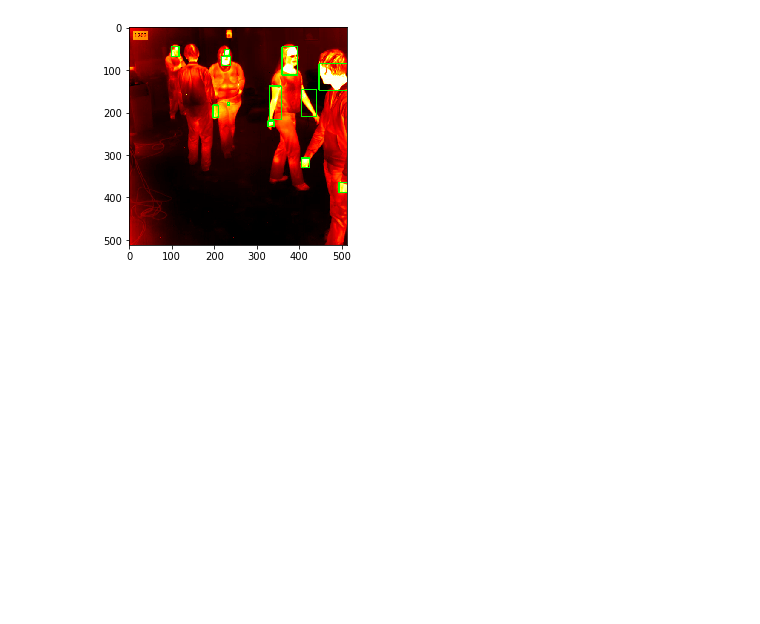
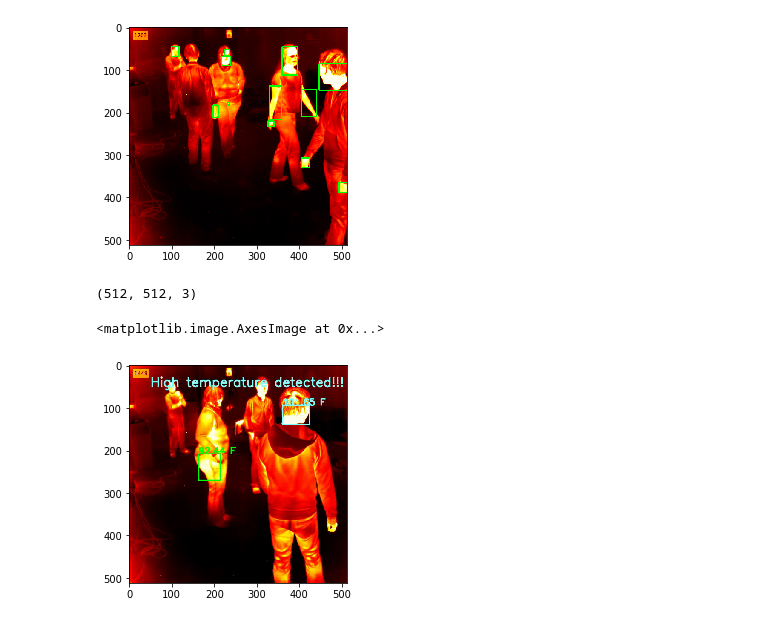
Before and after one commit to feat7/thermal-screening, a Jupyter notebook: tutorial.ipynb, the cells around one changed output. Drawn from its saved outputs; the diff is of its cells as text; code cells hidden in the pictures; blank space fills up the shorter version.

Commit message:
add: blog image

```diff
--- a/tutorial.ipynb
+++ b/tutorial.ipynb
@@ -56,3 +56,14 @@ plt.imshow(image_with_rectangles)
 # %% [output]
 <matplotlib.image.AxesImage at 0x...>
 [figure]
+# %%
+# Save images for blog
+original_image = read_image(os.path.join("data", "original-1449.png"))
+output_image = read_image(os.path.join("output", "output-1449.png"))
+# %%
+print(output_image.shape)
+plt.imshow(output_image)
+# %% [output]
+(512, 512, 3)
+<matplotlib.image.AxesImage at 0x...>
+[figure, added]
```
Also changed, not shown: parts of 2 cells of this notebook, 3 other files.
